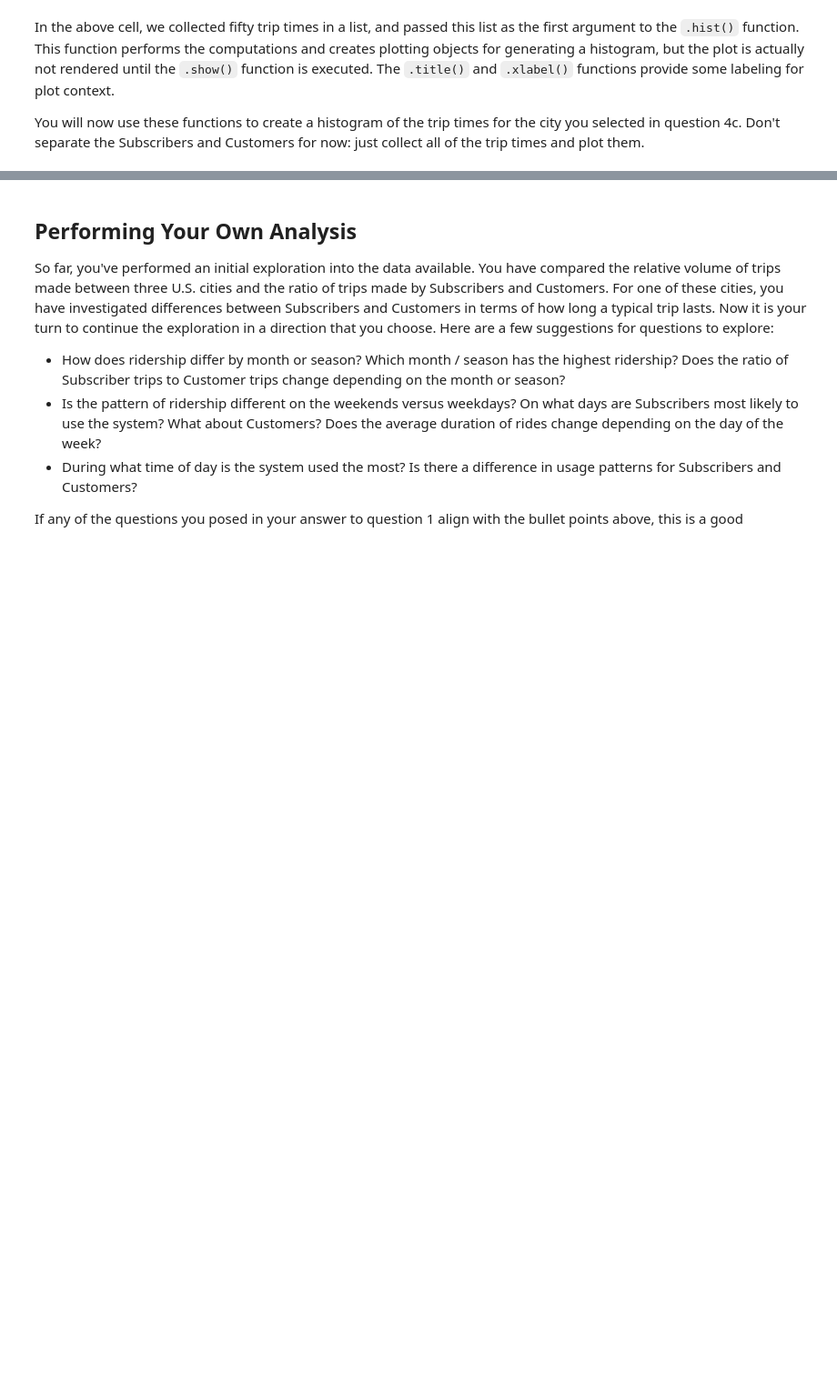
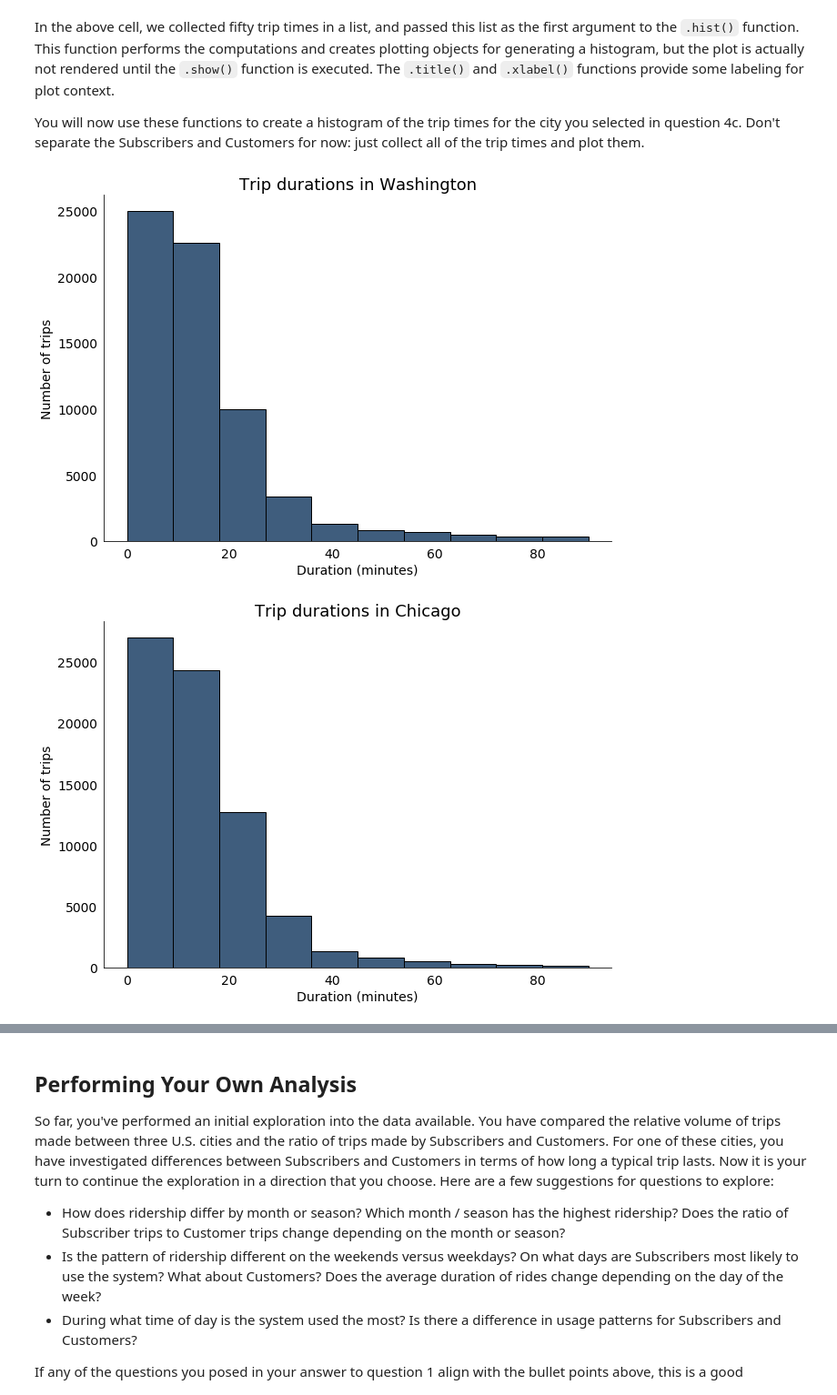
Before and after one commit to stembarb/DA--Bike-Share-Data, a Jupyter notebook: Bike_Share_Analysis.ipynb, the cells around one changed output, grey strips where cells are left out. Shown at 91% size. Cells and saved outputs as stored; diff of their text form; code cells hidden in the pictures; blank space fills up the shorter version.

```diff
--- a/Bike_Share_Analysis.ipynb
+++ b/Bike_Share_Analysis.ipynb
@@ -513,0 +511,41 @@ You will now use these functions to create a histogram of the trip times for the
+# %%
+# collect data
+def trip_times(filename):
+    with open(filename) as f_in:
+        # set up csv reader object
+        reader = csv.DictReader(f_in)
+        # initialize count variable
+        data = []
+        # save data in the list
+        for row in reader:
+            data.append(float(row['duration']))
+    return data
+
+# plot hist function
+def plot_hist(data, bins='auto', title='', xlabel='', ylabel='', plot_range=(0,100)):
+    plt.figure(figsize=(10,7))
+
+    ax = plt.subplot(111)
+    ax.spines["top"].set_visible(False)
+    ax.spines["right"].set_visible(False)
+
+    plt.xticks(fontsize=14)
+    plt.yticks(fontsize=14)
+
+    plt.tick_params(axis="both", which="both", bottom=False, top=False,
+                labelbottom=True, left=False, right=False, labelleft=True)
+
+    plt.hist(data, color="#3F5D7D", edgecolor="k", range=plot_range, bins=bins)
+    plt.title(title,fontsize=18)
+    plt.xlabel(xlabel, fontsize=14)
+    plt.ylabel(ylabel, fontsize=14)
+
+    plt.show()
+
+# Plot data for each city
+for city in data_files.keys():
+    city_data = trip_times(data_files[city])
+    plot_hist(data=city_data, bins=10, title='Trip durations in ' + city, xlabel='Duration (minutes)', ylabel='Number of trips', plot_range=(0,90))
+# %% [output]
+[figure, added]
+[figure, added]
```
Also changed, not shown: parts of 15 cells of this notebook.
